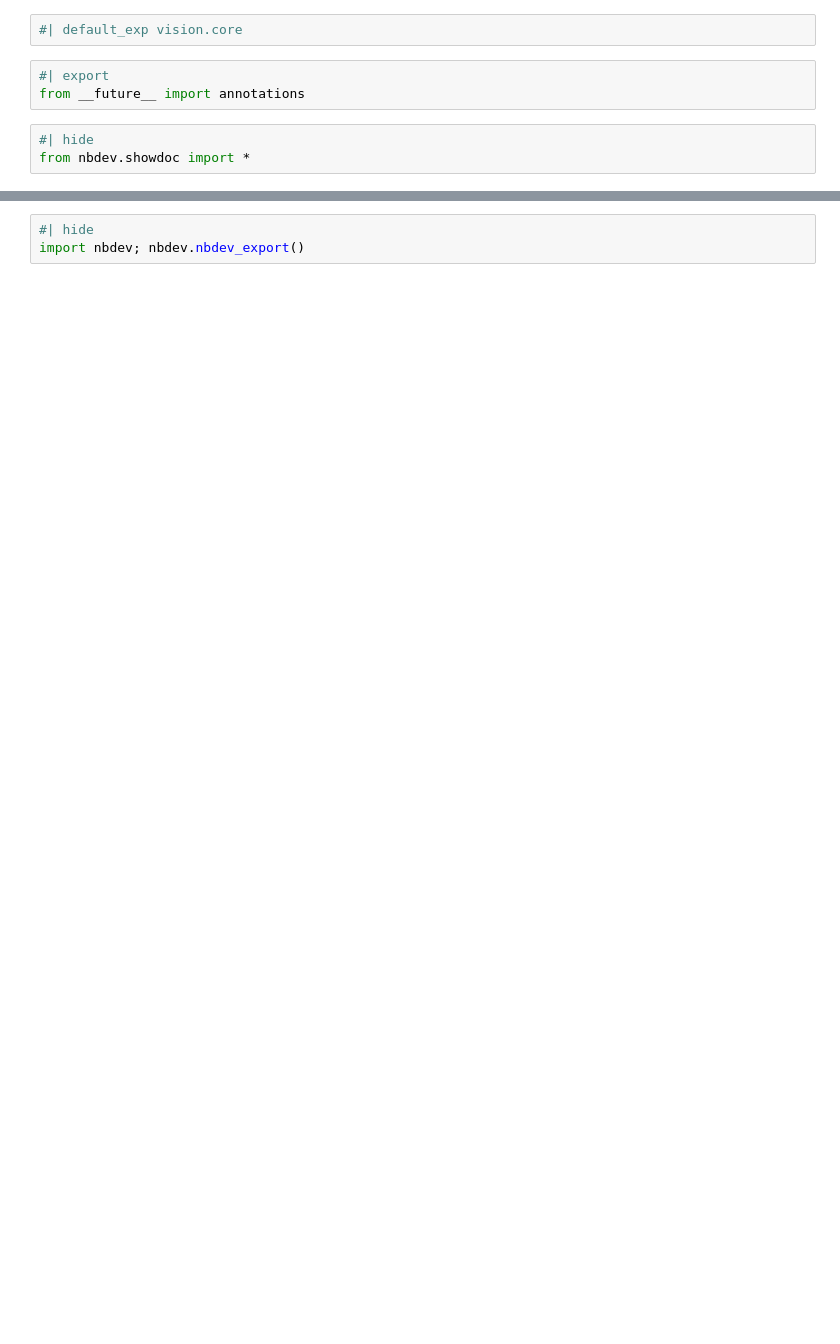
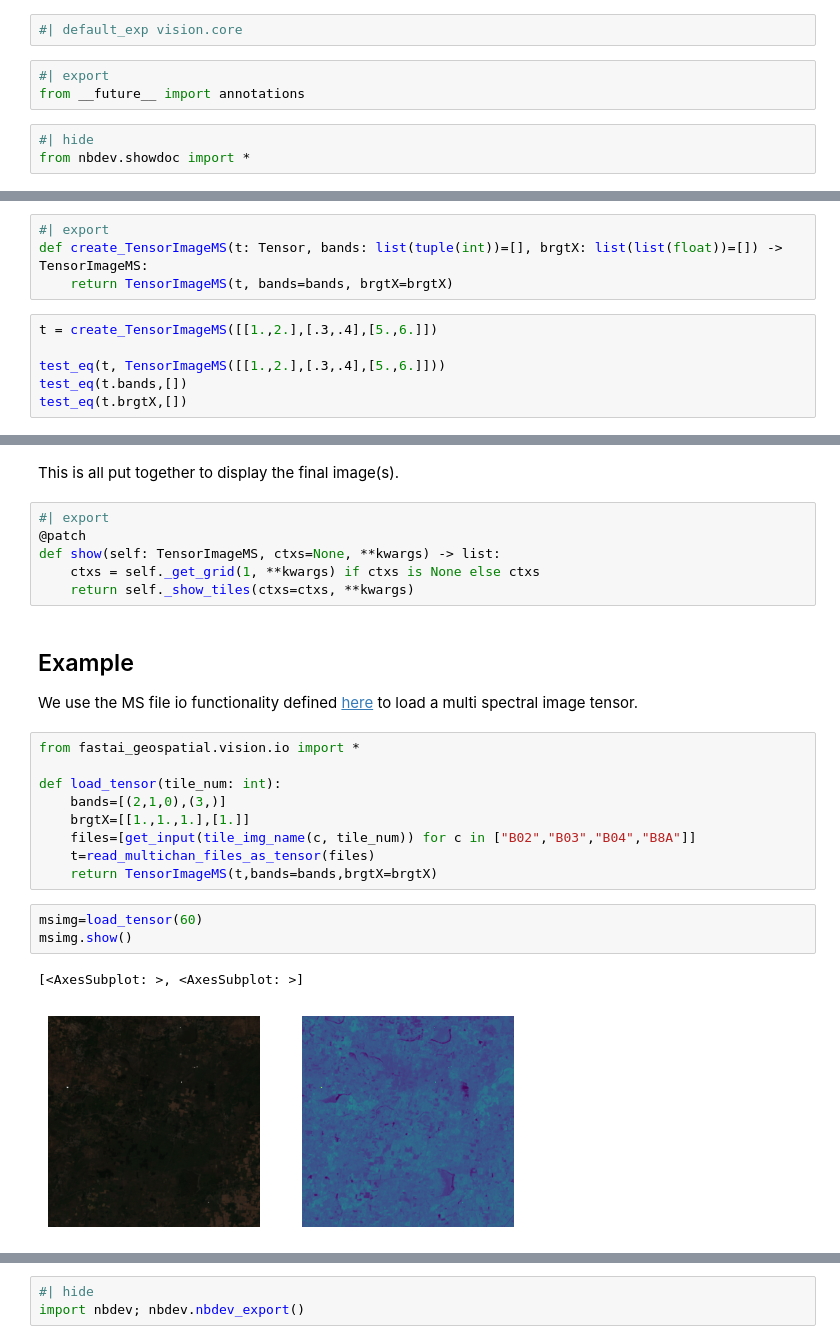
Before and after one commit to restlessronin/fastgs, a Jupyter notebook: nbs/07a_vision.core.ipynb, the cells around one changed output, grey strips where cells are left out. Saved outputs shown, nothing was run; the diff lists cells and outputs as text; blank space fills up the shorter version.

```diff
--- a/nbs/07a_vision.core.ipynb
+++ b/nbs/07a_vision.core.ipynb
@@ -75,0 +33,10 @@ class TensorImageMS(TensorImage):
+# %%
+#| export
+def create_TensorImageMS(t: Tensor, bands: list(tuple(int))=[], brgtX: list(list(float))=[]) -> TensorImageMS:
+    return TensorImageMS(t, bands=bands, brgtX=brgtX)
+# %%
+t = create_TensorImageMS([[1.,2.],[.3,.4],[5.,6.]])
+
+test_eq(t, TensorImageMS([[1.,2.],[.3,.4],[5.,6.]]))
+test_eq(t.bands,[])
+test_eq(t.brgtX,[])
@@ -75,0 +119,27 @@ class TensorImageMS(TensorImage):
+# %% [markdown]
+This is all put together to display the final image(s).
+# %%
+#| export
+@patch
+def show(self: TensorImageMS, ctxs=None, **kwargs) -> list:
+    ctxs = self._get_grid(1, **kwargs) if ctxs is None else ctxs
+    return self._show_tiles(ctxs=ctxs, **kwargs)
+# %% [markdown]
+## Example
+
+We use the MS file io functionality defined [here](00_vision.io.ipynb) to load a multi spectral image tensor.
+# %%
+from fastai_geospatial.vision.io import *
+
+def load_tensor(tile_num: int):
+    bands=[(2,1,0),(3,)]
+    brgtX=[[1.,1.,1.],[1.]]
+    files=[get_input(tile_img_name(c, tile_num)) for c in ["B02","B03","B04","B8A"]]
+    t=read_multichan_files_as_tensor(files)
+    return TensorImageMS(t,bands=bands,brgtX=brgtX)
+# %%
+msimg=load_tensor(60)
+msimg.show()
+# %% [output]
+[<AxesSubplot: >, <AxesSubplot: >]
+[figure, added]
```
Also changed, not shown: parts of 27 cells of this notebook, 15 other files.
